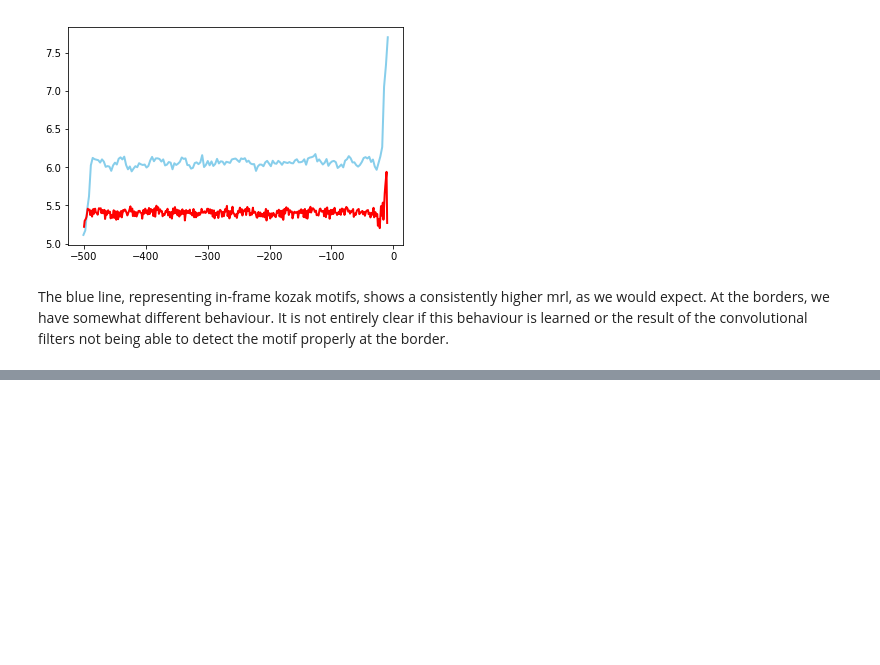
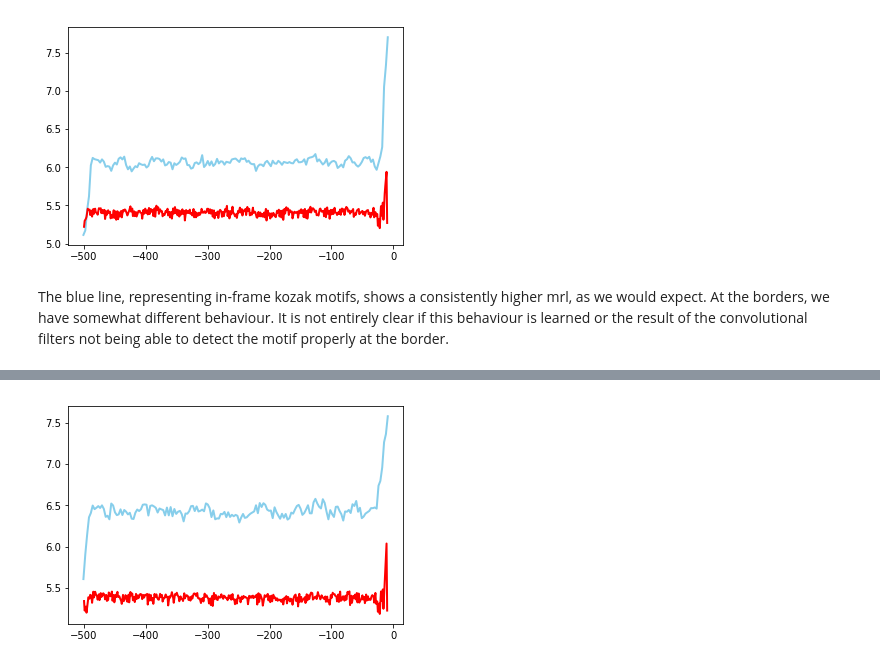
Before and after one commit to Karollus/5UTR, a Jupyter notebook: Modelling/Train.ipynb, the cells around one changed output, grey strips where cells are left out. Drawn from its saved outputs; the diff is of its cells as text; code cells hidden in the pictures; blank space fills up the shorter version.

Commit message:
added a trip-seq validation, experimenting with models that take into account TIS

```diff
--- a/Modelling/Train.ipynb
+++ b/Modelling/Train.ipynb
@@ -41,21 +41,25 @@ ptr_df = data_dict["ptr"]
 # %% [markdown]
 ### Encode the data in the required input format
 # %%
+reload(utils)
 encoded_data = {}
+data_df = utils.extract_tis(data_df, downstream_nt=6, upstream_nt=2, cds_col="context", new_col="tis")
 for set_type in data_df["set"].unique():
     df_slice = data_df[data_df["set"] == set_type]
     set_type_dict = {}
     for library in df_slice["library"].unique():
-        set_type_dict[library] = utils.encode_df(df_slice[df_slice["library"] == library])
+        set_type_dict[library] = utils.encode_df(df_slice[df_slice["library"] == library], tis_col="tis")
     encoded_data[set_type] = set_type_dict
 
 snv_encoded = {}
+snv_df = utils.extract_tis(snv_df, downstream_nt=6, upstream_nt=2, cds_col="context", new_col="tis")
 snv_df["library"] = "human"
-snv_encoded["snv"] = utils.encode_df(snv_df, col="utr", output_col="hrl")
-snv_encoded["wt"] = utils.encode_df(snv_df, col="mother", output_col="hrl")
+snv_encoded["snv"] = utils.encode_df(snv_df, col="utr", output_col="hrl", tis_col="tis")
+snv_encoded["wt"] = utils.encode_df(snv_df, col="mother", output_col="hrl", tis_col="tis")
 
 ptr_df["library"] = "egfp_unmod_1"
-ptr_encoded = utils.encode_df(ptr_df, col="utr", output_col=None, variable_len=True)
+ptr_df = utils.extract_tis(ptr_df, downstream_nt=6, upstream_nt=2, new_col="tis")
+ptr_encoded = utils.encode_df(ptr_df, col="utr", output_col=None, variable_len=True, tis_col="tis")
 # %% [markdown]
 ### Instantiate a basic model and train
 # %%
@@ -270,0 +277,21 @@ The blue line, representing in-frame kozak motifs, shows a consistently higher m
+# %%
+reload(model)
+new_model = model.create_model_masked_bordered(n_conv_layers=3,
+                        kernel_size=[8,8,8], n_filters=128,
+                        padding="same", use_batchnorm=False,
+                        skip_connections="")
+# %%
+utils.train(new_model, encoded_data, libraries=["egfp_unmod_1", "ga"], epochs=20, file="basic_model.h5")
+# %%
+new_model = load_model("basic_model.h5", custom_objects={'FrameSliceLayer': model.FrameSliceLayer})
+
+new_model = utils.retrain_only_scaling(new_model, encoded_data, libraries=["mcherry_1", 'mcherry_2', 'egfp_unmod_2', 'ga'], batch_size=128, epochs=3)
+
+## Validation set performance
+utils.evaluate(new_model, encoded_data, libraries=['egfp_unmod_1', 'mcherry_1', 'mcherry_2', 'egfp_unmod_2', 'human'])
+## Test set performance
+utils.evaluate(new_model, encoded_data, libraries=['egfp_unmod_1', 'mcherry_1', 'mcherry_2', 'egfp_unmod_2'], do_test=True)
+## snv performance
+utils.eval_snv(new_model, snv_encoded, snv_df)
+## ptr performance
+utils.eval_ptr(new_model, ptr_encoded, ptr_df)
@@ -270,0 +318,5 @@ The blue line, representing in-frame kozak motifs, shows a consistently higher m
+# %%
+uAUG_pred = utils.check_uAUG_detection(new_model, seq_length=501, samples=100, kozak=True)
+utils.uAUG_plot(uAUG_pred)
+# %% [output]
+[figure, added]
```
Also changed, not shown: parts of 8 cells of this notebook, 9 other files.
